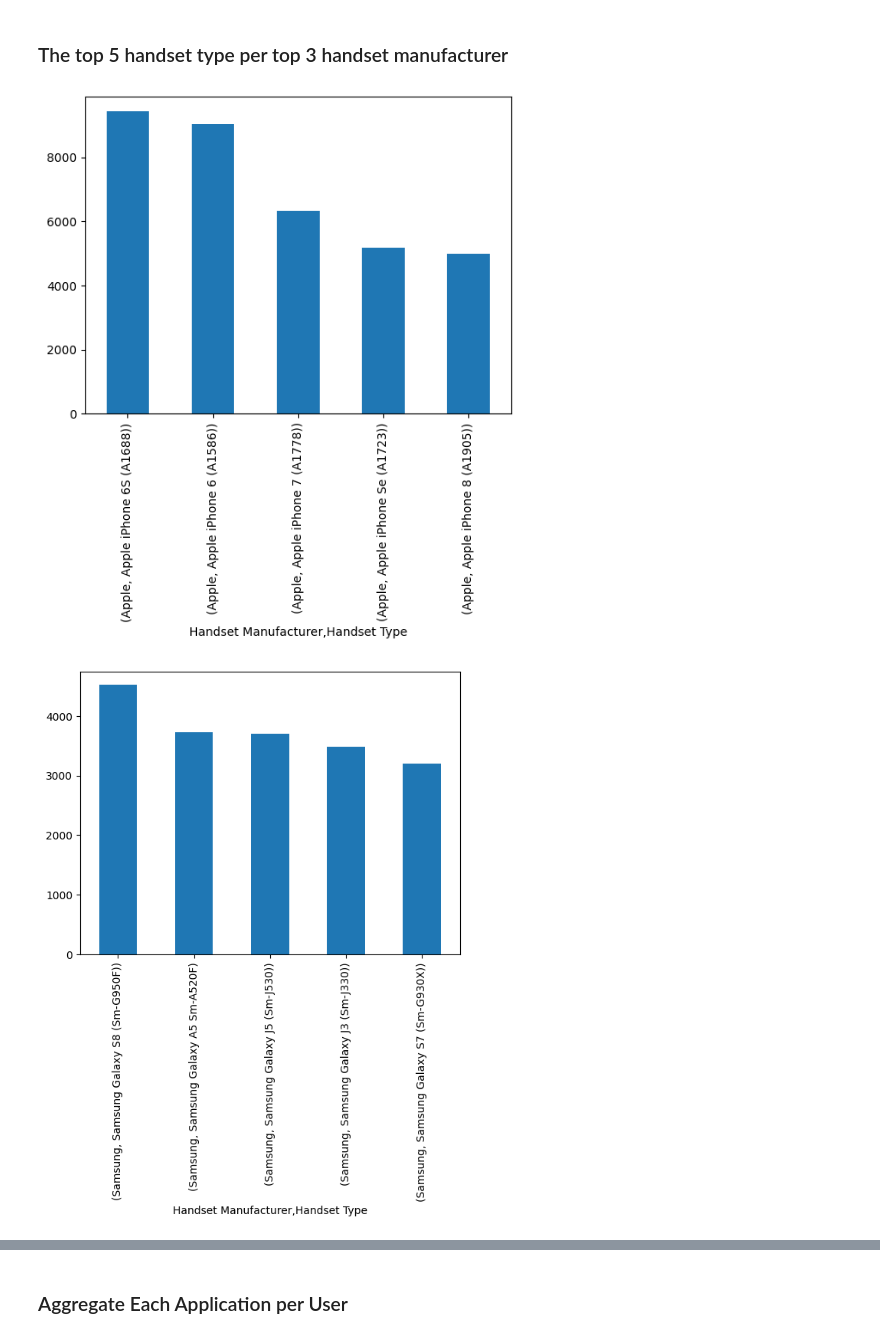
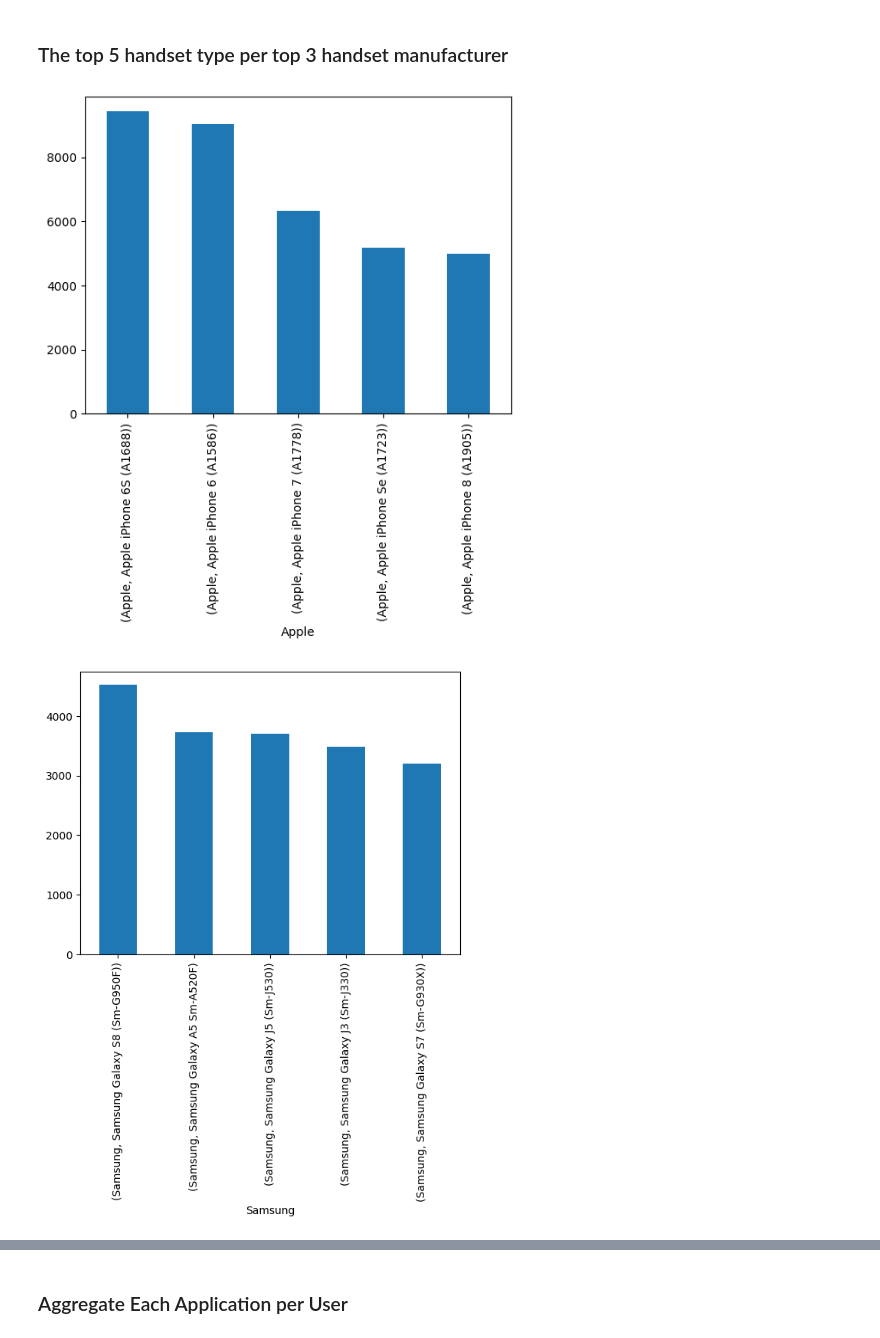
Before and after one commit to GuleWako/10Acadamey-week-2-Analysis-of-Wealthy-Investor, a Jupyter notebook: notebooks/tellcoDataAnalysis.ipynb, the cells around one changed output, grey strips where cells are left out. Cells and saved outputs as stored; diff of their text form; code cells hidden in the pictures.

```diff
--- a/notebooks/tellcoDataAnalysis.ipynb
+++ b/notebooks/tellcoDataAnalysis.ipynb
@@ -319,15 +325,16 @@ top_manufacturers.plot(kind='bar')
 # %%
 import pandas as pd
 import matplotlib.pyplot as plt
 
 # Filter the data for top manufacturers
 filtered_data = xdr_data[xdr_data['Handset Manufacturer'].isin(top_manufacturers.index)]
 
 # Group by 'Handset Manufacturer' and get the top 5 handsets for each manufacturer
 for h_manufacturer in top_manufacturers.index:
     top_5_handsets_per_manufacturer = filtered_data[filtered_data['Handset Manufacturer']==h_manufacturer].groupby('Handset Manufacturer')['Handset Type'].value_counts().head(5)
     top_5_handsets_per_manufacturer.plot(kind='bar')
+    plt.xlabel(h_manufacturer)
     plt.show()
 # %% [output]
-[figure, old version]
+[figure, new version]
-[figure, old version]
+[figure, new version]
```
Also changed, not shown: parts of 8 cells of this notebook.
